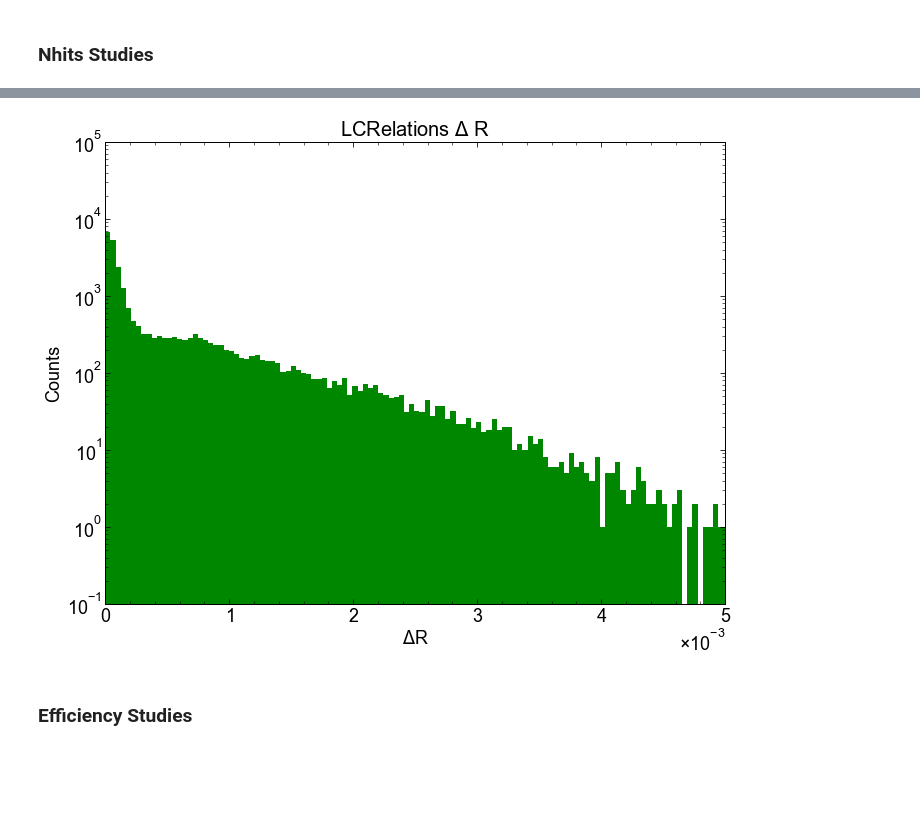
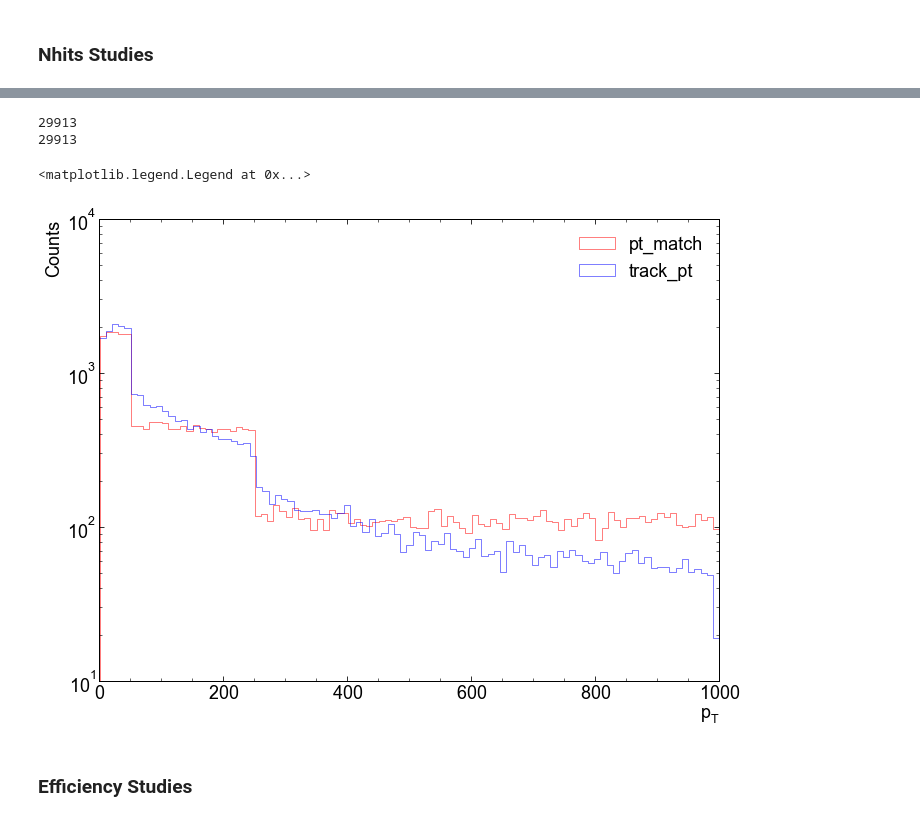
Before and after one commit to kdp-lab/maia_detector_paper, a Jupyter notebook: json_analysis.ipynb, the cells around one changed output, grey strips where cells are left out. Drawn from its saved outputs; the diff is of its cells as text; code cells hidden in the pictures; blank space fills up the shorter version.

```diff
--- a/json_analysis.ipynb
+++ b/json_analysis.ipynb
@@ -10,5 +10,6 @@ from scipy import stats
 import random
 import atlas_mpl_style as ampl
 ampl.use_atlas_style()
+plt.style.use('seaborn-v0_8-colorblind')
 #from codes.plotting import plot_prettier
 #plot_prettier()
@@ -510,0 +675,16 @@ def compare1DHistograms(datas,bins,scale='linear',label="",leg=[]):
+# %%
+LC_nhits = pt_all_5TeV['LC_nhits']
+LC_pixel_nhits = pt_all_5TeV['LC_pixel_nhits']
+LC_d0 = pt_all_5TeV['LC_d0']
+LC_z0 = pt_all_5TeV['LC_z0']
+LC_track_pt = pt_all_5TeV['LC_track_pt']
+LC_track_theta = np.degrees(pt_all_5TeV['LC_track_theta'])
+LC_track_eta = pt_all_5TeV['LC_track_eta']
+LC_pt_res = pt_all_5TeV['LC_pt_res']
+LC_pt_match = pt_all_5TeV['LC_pt_match']
+LC_eta_match = pt_all_5TeV['LC_eta_match']
+LC_theta_match = np.degrees(2 * np.arctan(np.exp(-LC_eta_match)))
+LC_phi_match = pt_all_5TeV['LC_phi_match']
+LC_ndf = pt_all_5TeV['LC_ndf']
+LC_chi2 = pt_all_5TeV['LC_chi2']
+LC_dr = pt_all_5TeV['LC_dr']
@@ -1059,12 +1692,20 @@ No artists with labels found to put in legend.  Note that artists whose label st
 # %%
-plt.hist(merged['LC_dr'], bins = 1000)
-plt.xlim(0,0.005)
-plt.xlabel(r"$\Delta$R")
-plt.ylabel("Counts")
-plt.title("LCRelations $\Delta$ R")
+print(len(LC_pt_match))
+print(len(LC_track_pt))
+
+plt.hist(merged['LC_pt_match'], bins = 100, label = 'pt_match', color = 'red', histtype = 'step')
+plt.hist(merged['LC_track_pt'], bins = np.linspace(0,1000,100), label = 'track_pt', color = 'blue', histtype = 'step')
+plt.xlim(0,1000)
+plt.xlabel(r"$p_T$", loc = 'right')
+plt.ylabel("Counts", loc = 'top')
+#plt.title("LCRelations $\Delta$ R")
 plt.yscale('log')
+plt.legend()
 # %% [output]
+29913
+29913
+<matplotlib.legend.Legend at 0x...>
-[figure, old version]
+[figure, new version]
 # %% [markdown]
 ### Efficiency Studies
 # %%
```
Also changed, not shown: parts of 64 cells of this notebook.
